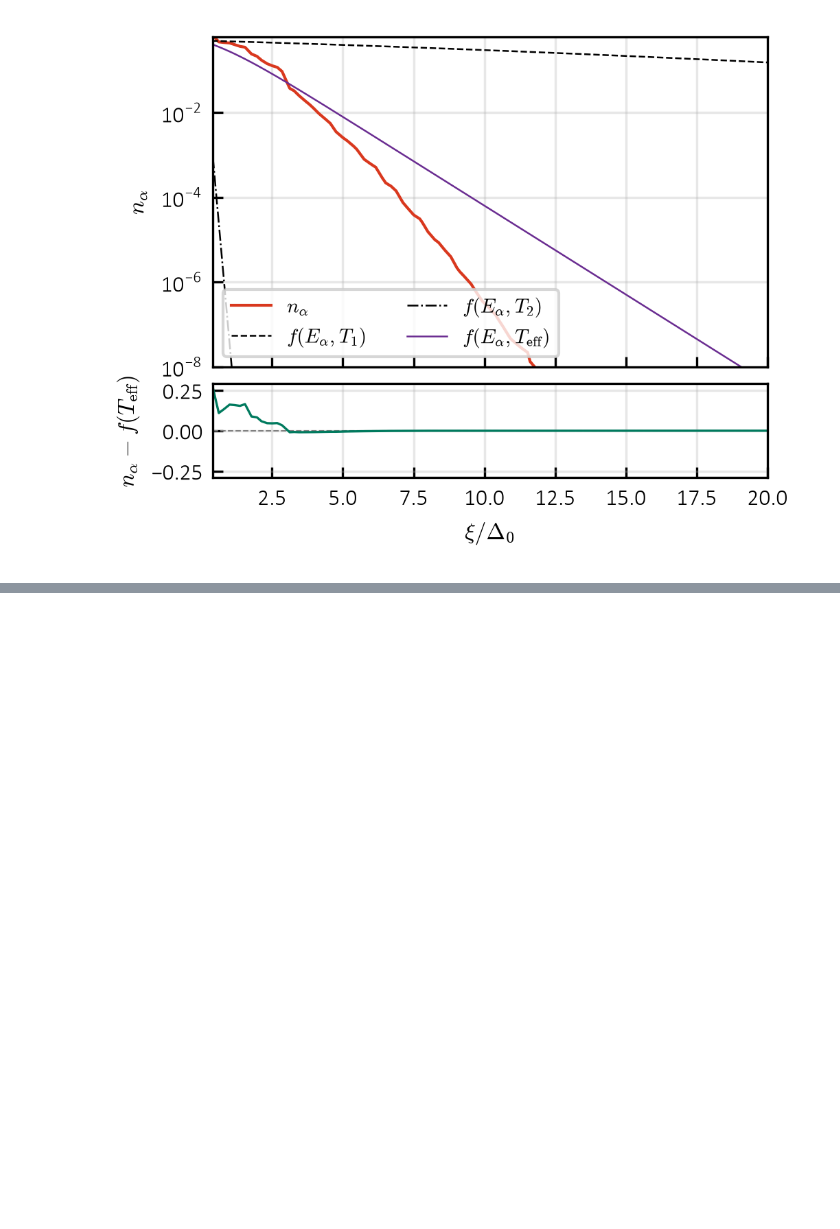
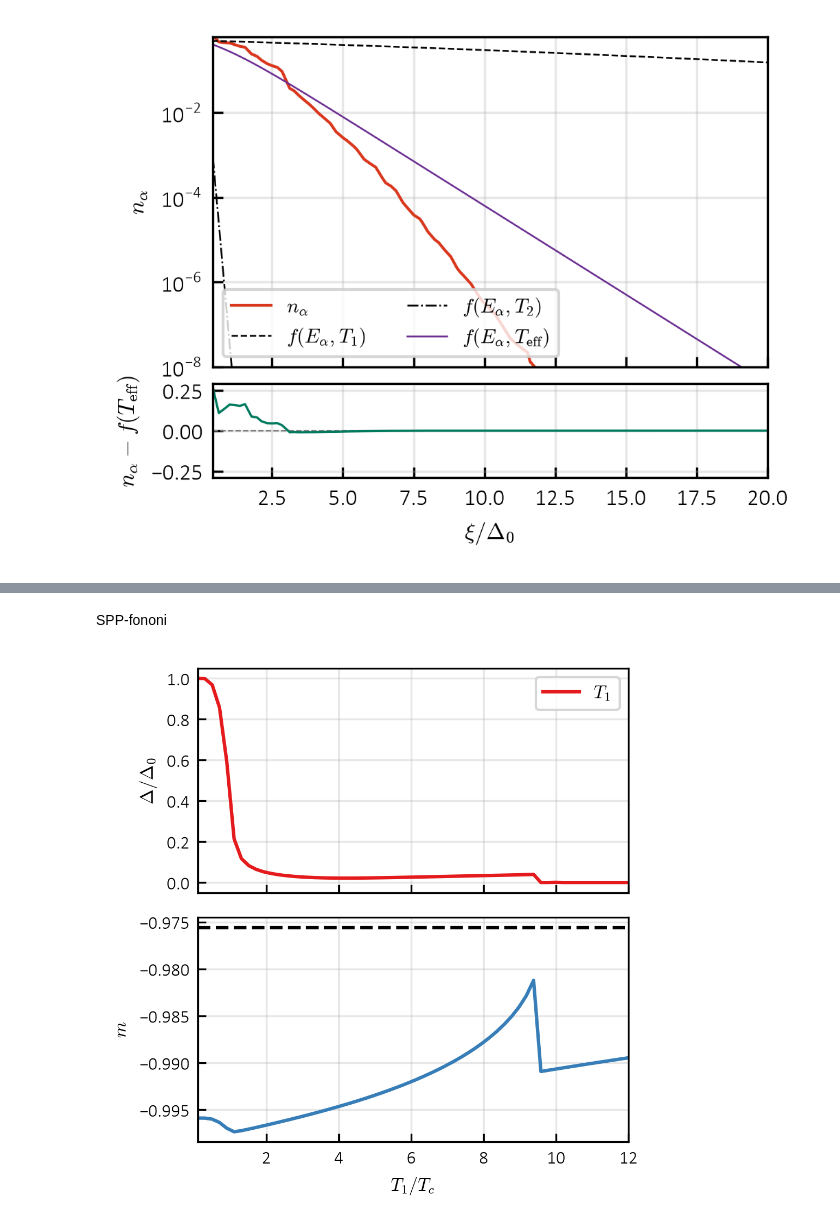
Before and after one commit to korl-z/IJS-F1, a Jupyter notebook: Koda/EI_SPP/reformated_spp_EI.ipynb, the cells around one changed output, grey strips where cells are left out. Saved outputs shown, nothing was run; the diff lists cells and outputs as text; code cells hidden in the pictures; blank space fills up the shorter version.

```diff
--- a/Koda/EI_SPP/reformated_spp_EI.ipynb
+++ b/Koda/EI_SPP/reformated_spp_EI.ipynb
@@ -213,5 +211,5 @@ plt.tight_layout()
 # %%
-md = M.Model(4.0, 1.0, -1.0, 4.1)  # BCS set
+md = M.Model(2.0, 1.0, -1.0, 7.8)  # BCS set
 g = M.sgrid(500, 128)
 e0 = M.solve_eq(md, g, 0.0, d=1.0)  # needed before ws
 tc = M.critical_temperature(md, g)
@@ -369,0 +314,12 @@ plt.tight_layout()
+# %%
+G=4.0
+V=4.1
+
+md = M.Model(G, 1.0, -1.0, V)  # BCS set
+g = M.sgrid(160, 256)
+e0 = M.solve_eq(md, g, 0.0, d=1.0)
+tc = M.critical_temperature(md, g)
+# product baths: kap scalar or (aa, ab, bb), orb None / "a" / "b"
+kap1, kap2, wc, orb1, orb2 = 1.0e-2, 1.0e-2, np.inf, None, None
+t2 = 0.1  # fixed, units of Tc
+t1n = np.linspace(0.1, 15.0, 60)
@@ -369,0 +374,15 @@ plt.tight_layout()
+# %% [markdown]
+SPP-fononi
+# %%
+G, V = 4.0, 4.1
+md = M.Model(G, 1.0, -1.0, V)
+g = M.sgrid(160, 356)
+e0 = M.solve_eq(md, g, 0.0, d=1.0)
+tc = M.critical_temperature(md, g)
+# SPP at T1: plateau at the gap edge, amp = 2 pi alpha c ws^2 fr
+ws, gam, fr, dip, z0 = 2.0 * e0.d, 0.05, 0.039, 0.1, 20.0
+amp = 2.0 * np.pi * B.ALPHA * 3946.54 * ws**2 * fr
+# phonon at T2
+cs, gph, aph = 0.026, 0.05, 4.2e-5
+t2 = 0.1  # fixed, units of Tc
+t1n = np.linspace(0.1, 12.0, 60)
@@ -369,0 +419,18 @@ plt.tight_layout()
+# %%
+fig, (ax, axm) = plt.subplots(2, 1, figsize=(3.47412, 3.47412), sharex=True)
+ax.plot(t1n, up[:, 0], "-", color=SET1_LIST[0], label=r"$T_1$")
+axm.plot(t1n, up[:, 1], "-", color=SET1_LIST[1], label=r"$T_1$")
+axm.axhline((G - 8) / V, xmin=0.0, xmax=1.0, color="k", linestyle="--")
+ax.axvline(t2, color="gray", lw=0.6)  # T1 = T2
+axm.set_xlabel(r"$T_1/T_c$")
+axm.set_ylabel(r"$m$")
+ax.set_ylabel(r"$\Delta/\Delta_0$")
+ax.set_xlim(t1n[0], t1n[-1])
+ax.grid(alpha=0.3)
+axm.grid(alpha=0.3)
+ax.legend()
+for a in (ax, axm):
+    a.tick_params(which="both", direction="in")
+plt.tight_layout()
+# %% [output]
+[figure, added]
```
Also changed, not shown: parts of 17 cells of this notebook, 3 other files.
